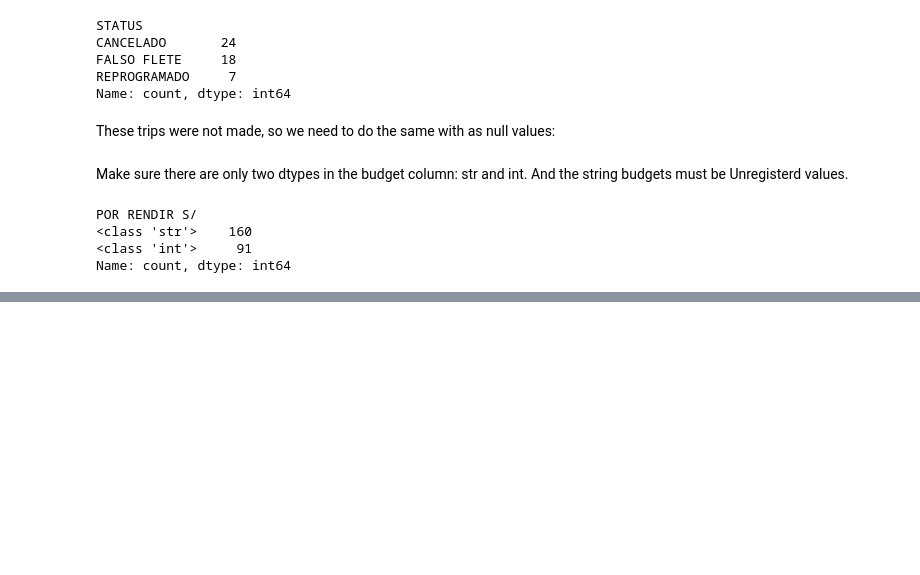
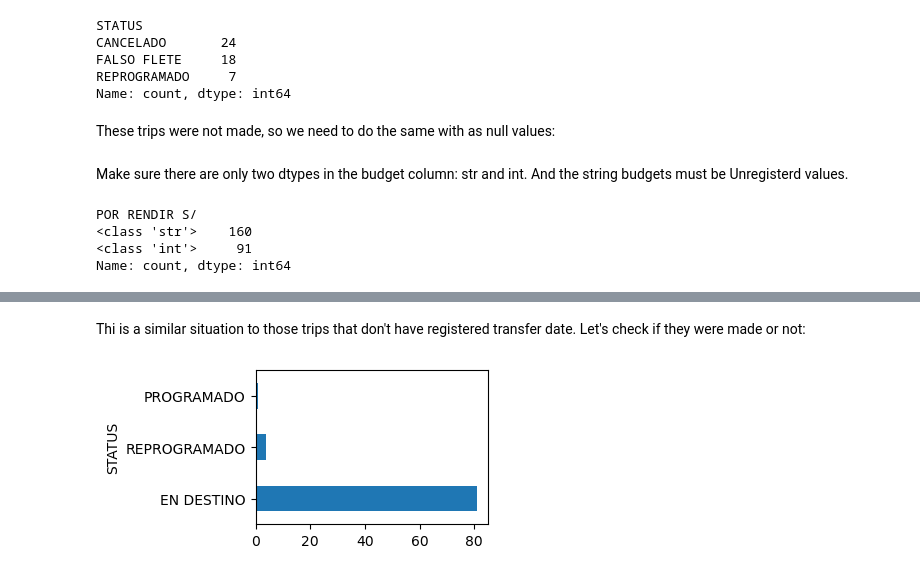
Before and after one commit to CarlosFOL/Transport_Company_Analysis, a Jupyter notebook: notebooks/data_cleaning.ipynb, the cells around one changed output, grey strips where cells are left out. Drawn from its saved outputs; the diff is of its cells as text; code cells hidden in the pictures; blank space fills up the shorter version.

Commit message:
Analyze the status of the trips that have both a valid transfer date and hyphen value as a budget

```diff
--- a/notebooks/data_cleaning.ipynb
+++ b/notebooks/data_cleaning.ipynb
@@ -1023,0 +1023,3 @@ Now, it's time to see what happens with to the trips that have a valid transfer
+# %%
+valid_transf_date = Budget(df_tc = df_TransportCompany, transf_date = True)
+valid_transf_date.dtypes()
@@ -1023,0 +1053,19 @@ Now, it's time to see what happens with to the trips that have a valid transfer
+# %% [markdown]
+Thi is a similar situation to those trips that don't have registered transfer date. Let's check if they were made or not:
+# %%
+# Visualize the different status present:
+(
+valid_transf_date.
+budget_table.loc[
+        valid_transf_date.
+        budget_table['POR RENDIR S/'].astype(str).str.contains('-|E'),
+    'STATUS'
+].value_counts().
+plot(
+    kind = 'barh',
+    figsize = (3, 2)
+)
+)
+plt.show()
+# %% [output]
+[figure, added]
```
Also changed, not shown: parts of 6 cells of this notebook, 1 other file.
